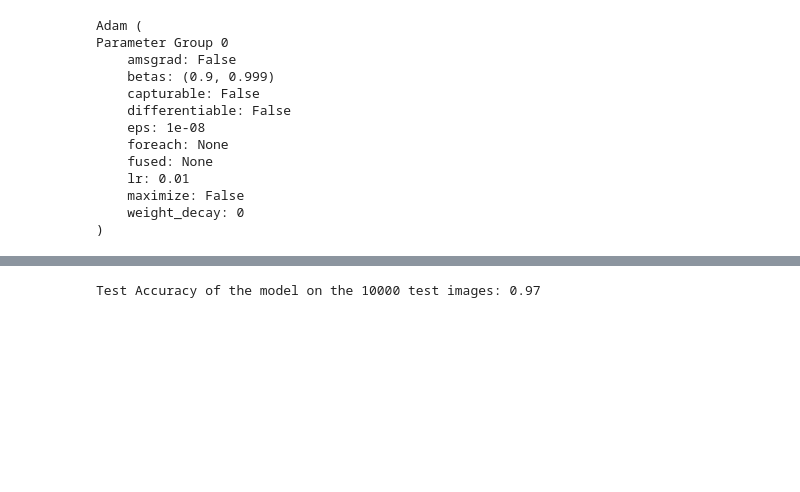
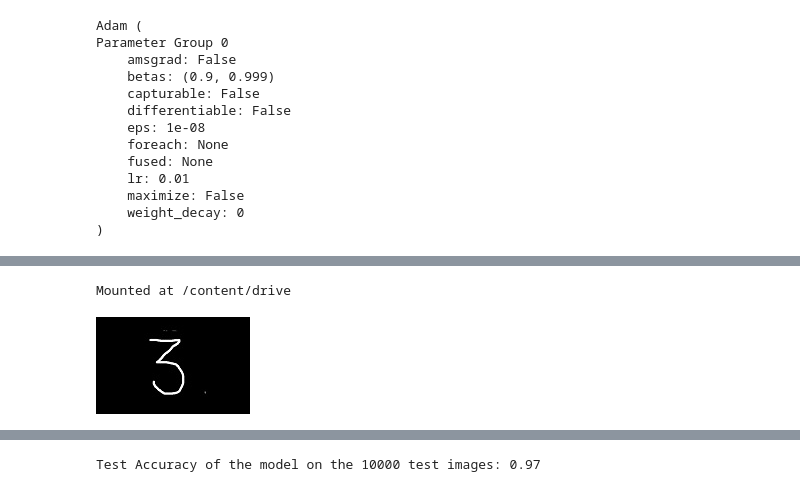
Before and after one commit to BashayerAB/Arabic_OCR, a Jupyter notebook: TrainingMINSTdataset.ipynb, the cells around one changed output, grey strips where cells are left out. Cells and saved outputs as stored; diff of their text form; code cells hidden in the pictures; blank space fills up the shorter version.

```diff
--- a/TrainingMINSTdataset.ipynb
+++ b/TrainingMINSTdataset.ipynb
@@ -227,0 +237,14 @@ Epoch [10/10], Step [600/600], Loss: 0.0368
+# %%
+from google.colab import drive
+drive.mount('/content/drive')
+# %% [output]
+Mounted at /content/drive
+# %%
+import PIL.Image
+import torch
+import numpy as np
+# Load the image
+image = PIL.Image.open('/content/drive/My Drive/3.jpg')
+image
+# %% [output]
+[figure, added]
```
Also changed, not shown: parts of 11 cells of this notebook.
